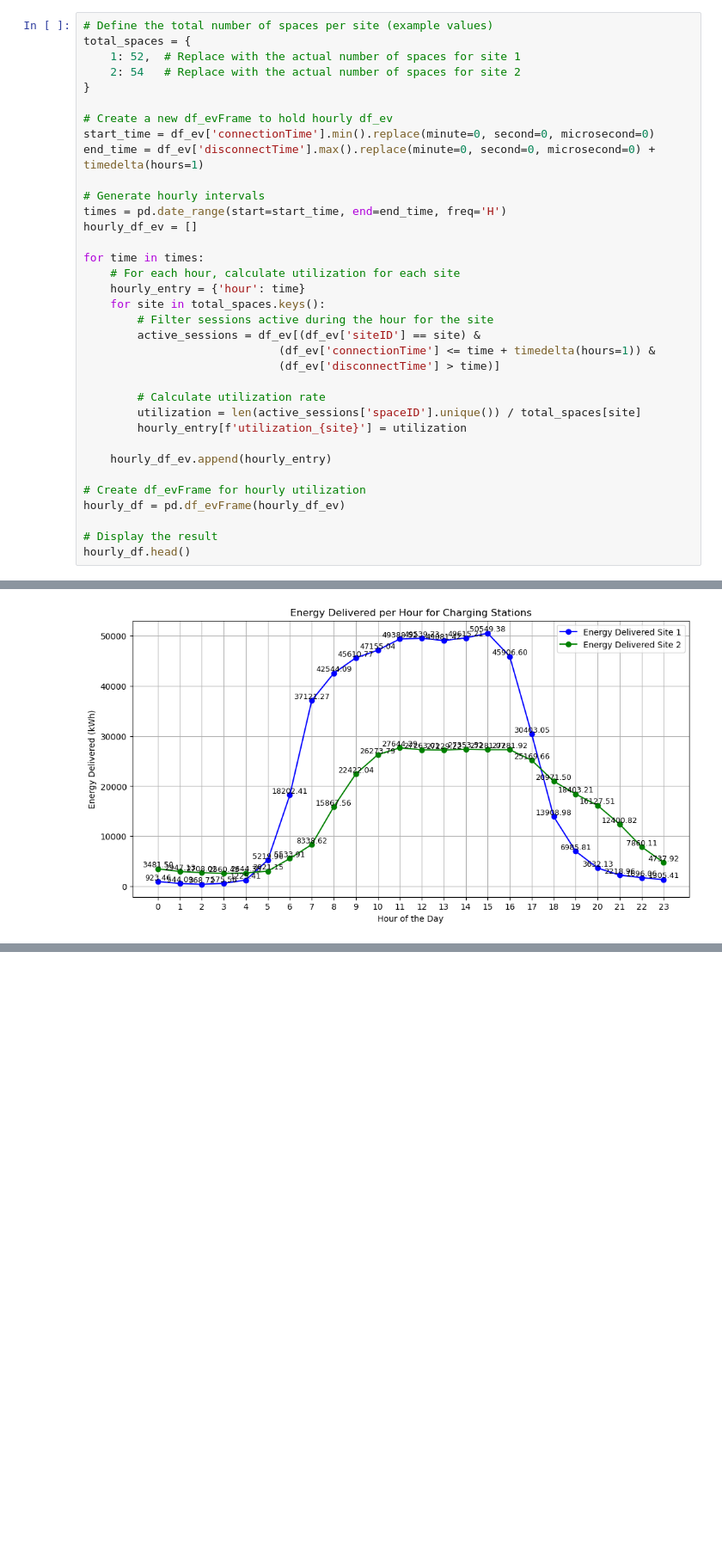
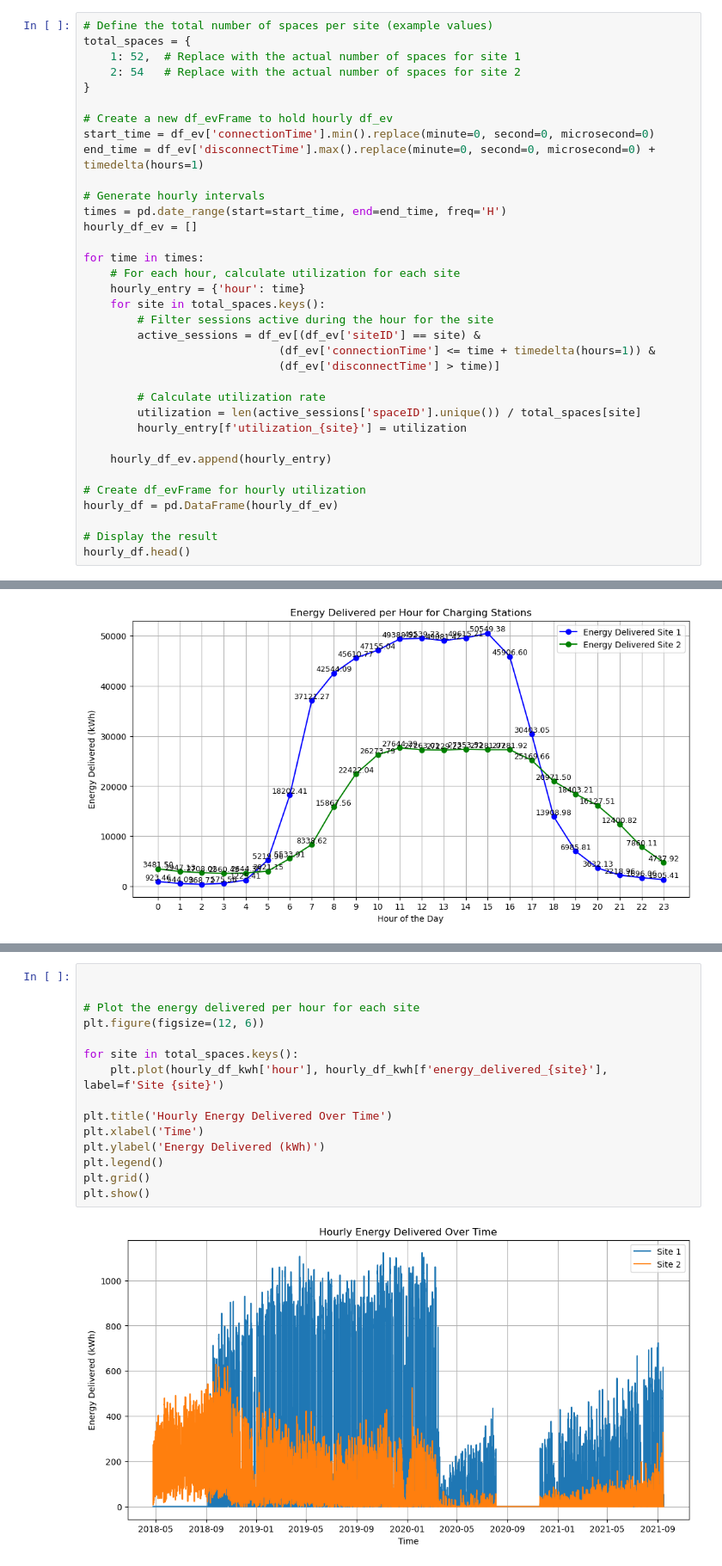
Before and after one commit to JanRkck/AA24, a Jupyter notebook: Task2b.ipynb, the cells around one changed output, grey strips where cells are left out. Shown at 86% size. Saved outputs shown, nothing was run; the diff lists cells and outputs as text; blank space fills up the shorter version.

```diff
--- a/Task2b.ipynb
+++ b/Task2b.ipynb
@@ -148,7 +150,7 @@ for time in times:
     hourly_df_ev.append(hourly_entry)
 
 # Create df_evFrame for hourly utilization
-hourly_df = pd.df_evFrame(hourly_df_ev)
+hourly_df = pd.DataFrame(hourly_df_ev)
 
 # Display the result
 hourly_df.head()
@@ -588,0 +688,17 @@ plot_energy_delivered_per_hour(energy_delivered_site1, energy_delivered_site2)
+# %%
+
+
+# Plot the energy delivered per hour for each site
+plt.figure(figsize=(12, 6))
+
+for site in total_spaces.keys():
+    plt.plot(hourly_df_kwh['hour'], hourly_df_kwh[f'energy_delivered_{site}'], label=f'Site {site}')
+
+plt.title('Hourly Energy Delivered Over Time')
+plt.xlabel('Time')
+plt.ylabel('Energy Delivered (kWh)')
+plt.legend()
+plt.grid()
+plt.show()
+# %% [output]
+[figure, added]
```
Also changed, not shown: parts of 15 cells of this notebook, 2 other files.
